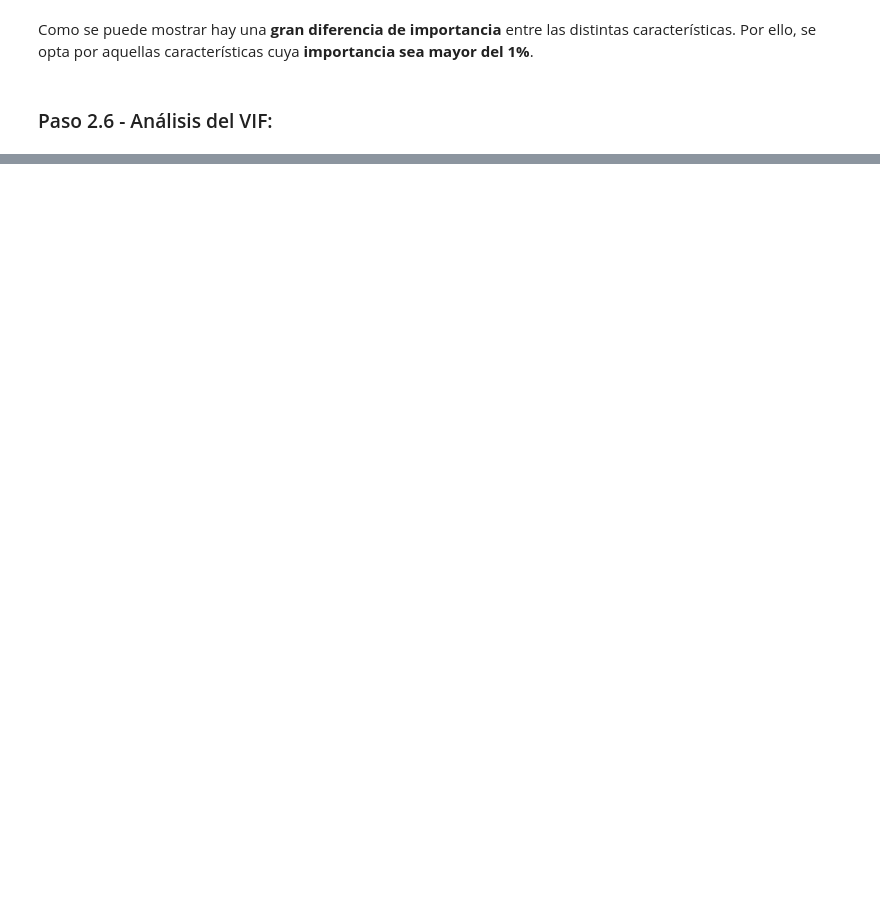
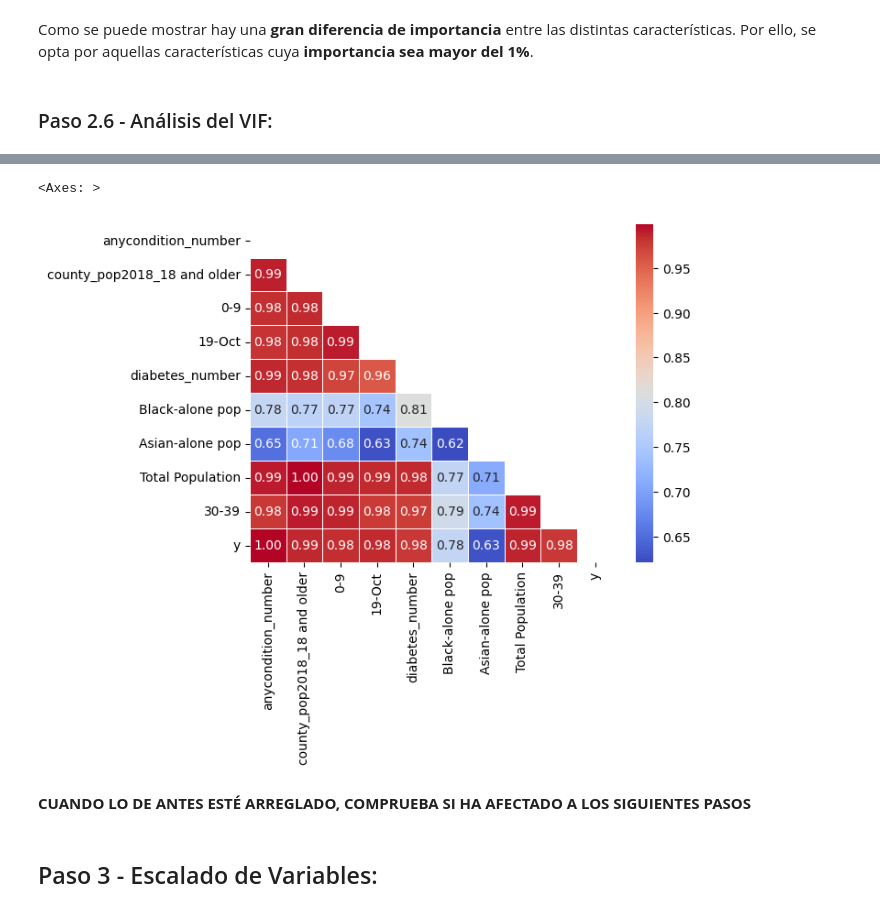
Before and after one commit to 4GeeksAcademy/regularized-linear-regression-python-project-tutorial-clara, a Jupyter notebook: src/explore.ipynb, the cells around one changed output, grey strips where cells are left out. Saved outputs shown, nothing was run; the diff lists cells and outputs as text; code cells hidden in the pictures; blank space fills up the shorter version.

```diff
--- a/src/explore.ipynb
+++ b/src/explore.ipynb
@@ -246,0 +284,13 @@ X_test = X_test[df_imp[df_imp.Importance>1]['Feature'].values];
+# %%
+X_corr = X_train.copy()
+X_corr['y'] = y_train
+corr = X_corr.corr()
+mask = np.triu(np.ones_like(corr, dtype=bool))
+sns.heatmap(corr, mask=mask, annot=True, cmap='coolwarm', linewidths=0.5, fmt='.2f')
+# %% [output]
+<Axes: >
+[figure, added]
+# %% [markdown]
+**CUANDO LO DE ANTES ESTÉ ARREGLADO, COMPRUEBA SI HA AFECTADO A LOS SIGUIENTES PASOS**
+# %% [markdown]
+## Paso 3 - Escalado de Variables:
```
Also changed, not shown: parts of 18 cells of this notebook.
